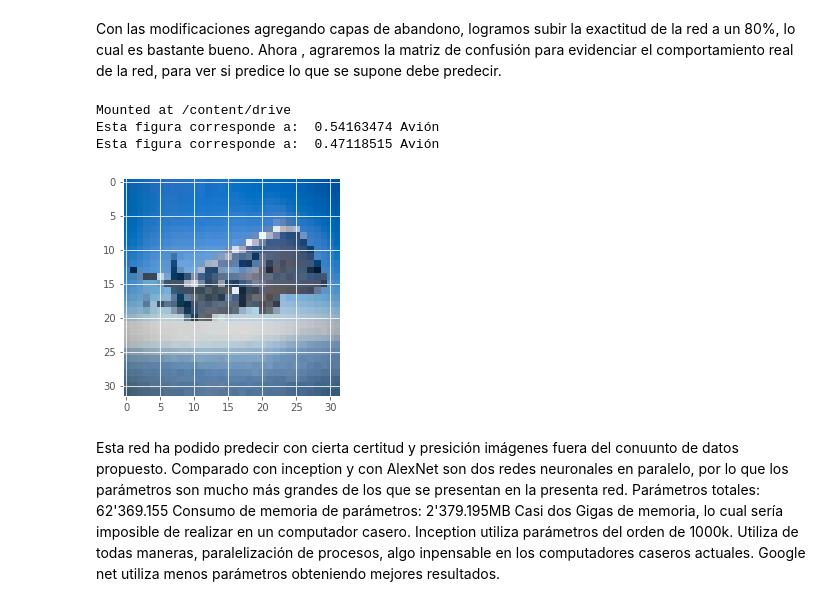
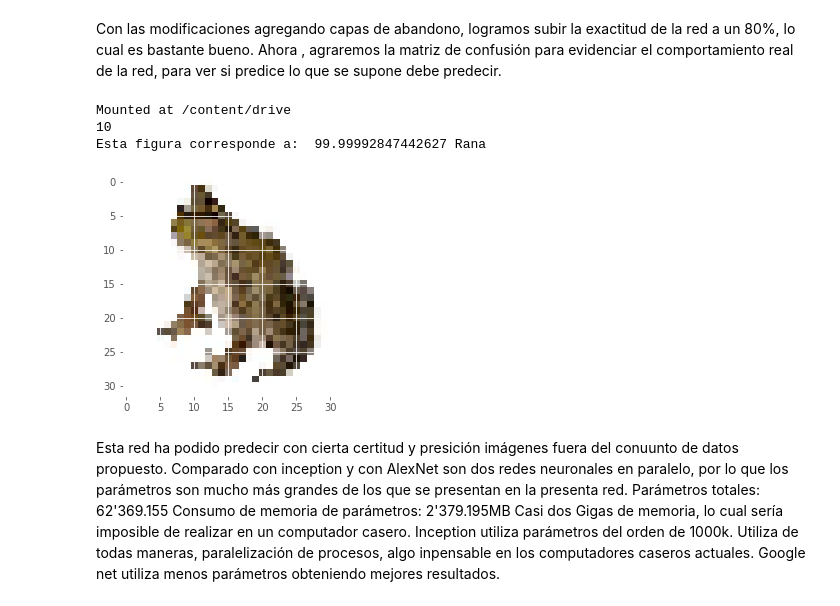
Before and after one commit to pagano81/git_test, a Jupyter notebook: Primera_red_convolucionada.ipynb, the cells around one changed output. Drawn from its saved outputs; the diff is of its cells as text; code cells hidden in the pictures.

```diff
--- a/Primera_red_convolucionada.ipynb
+++ b/Primera_red_convolucionada.ipynb
@@ -1539,40 +1541,42 @@ drive.mount("/content/drive", force_remount=True)
 #drive.mount('/content/drive')
 import matplotlib.image as mpimg
 import PIL
 from PIL import Image
 from keras.preprocessing.image import load_img
 from keras.preprocessing.image import img_to_array
 import matplotlib.pyplot as plt
 
 # load the image
-img = load_img('/content/drive/MyDrive/avion.jpeg', target_size=(32, 32))
+img = load_img('/content/drive/MyDrive/rana.jpeg', target_size=(32, 32))
 img1 = load_img('/content/drive/MyDrive/experimental.jpg', target_size=(32, 32))
 plt.imshow(img)
+classes = ['Avión', 'Carro', 'Pájaro', 'Gato', 'Venado', 'Perro', 'Rana', 'Caballo', 'Oveja', 'Camión']
+print(num_classes)
+
 
 # convert to array
 img = img_to_array(img)
 img1= img_to_array(img1)
 
 # reshape into a single sample with 3 channels
 img = img.reshape(1, 32, 32, 3)
 img1= img1.reshape(1, 32, 32,3)
 
 # prepare pixel data
 img = img.astype('float32')
 img = img / 255.0
 img1 = img1.astype('float32')
 img1 = img1 / 255.0
 
 #predecir
 pred= model.predict(img)
-print('Esta figura corresponde a: ',pred.max(), classes[np.argmax(pred.max())])
-pred= model.predict(img1)
-print('Esta figura corresponde a: ',pred.max(), classes[np.argmax(pred.max())])
+etiquetaP= np.argmax(pred)
+print('Esta figura corresponde a: ',(100*pred.max()), classes[etiquetaP])
 # %% [output]
 Mounted at /content/drive
-Esta figura corresponde a:  0.54163474 Avión
-Esta figura corresponde a:  0.47118515 Avión
+10
+Esta figura corresponde a:  99.99992847442627 Rana
-[figure, old version]
+[figure, new version]
 # %% [markdown]
 Esta red ha podido predecir con cierta certitud y presición imágenes fuera del conuunto de datos propuesto. Comparado con inception y con AlexNet son dos redes neuronales en paralelo, por lo que los parámetros son mucho más grandes de los que se presentan en la presenta red. Parámetros totales: 62'369.155
 Consumo de memoria de parámetros: 2'379.195MB Casi dos Gigas de memoria, lo cual sería imposible de realizar en un computador casero.
```
Also changed, not shown: parts of 2 cells of this notebook.
